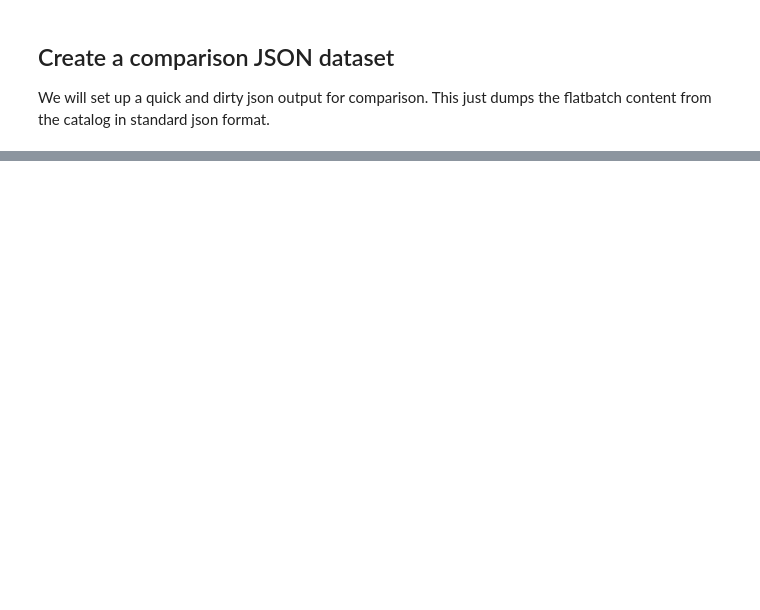
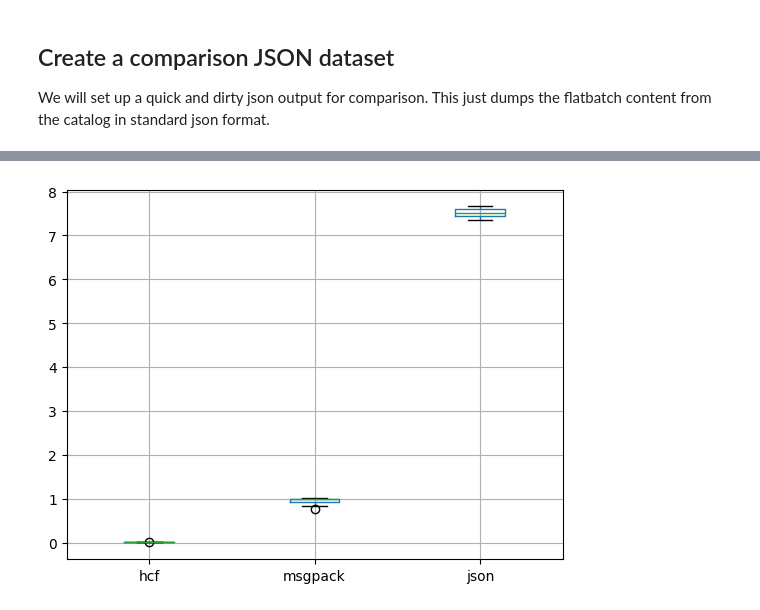
Before and after one commit to hushh-labs/hushh-vibe-catalog, a Jupyter notebook: notebooks/Create Catalog.ipynb, the cells around one changed output, grey strips where cells are left out. Saved outputs shown, nothing was run; the diff lists cells and outputs as text; code cells hidden in the pictures; blank space fills up the shorter version.

```diff
--- a/notebooks/Create Catalog.ipynb
+++ b/notebooks/Create Catalog.ipynb
@@ -118,0 +164,5 @@ In this particular example, HCF is **~10K times** faster for loading a similar j
+# %%
+import pandas as pd
+dat = pd.read_csv("results.csv", index_col = 0)
+# %%
+dat = dat[["hcf", "msgpack", "json"]]
@@ -118,0 +181,4 @@ In this particular example, HCF is **~10K times** faster for loading a similar j
+# %%
+dat.boxplot();
+# %% [output]
+[figure, added]
```
Also changed, not shown: parts of 16 cells of this notebook, 3 other files.
